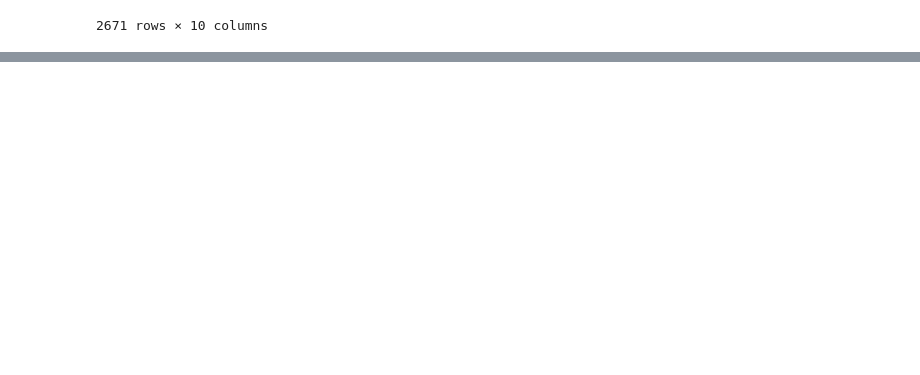
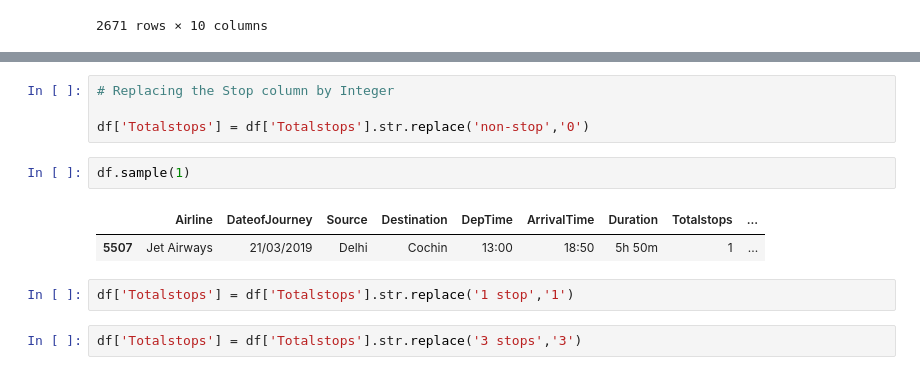
Before and after one commit to Rajasekar-N-stack/Flightprice_Prediction, a Jupyter notebook: flightpredict.ipynb, the cells around one changed output, grey strips where cells are left out. Cells and saved outputs as stored; diff of their text form; blank space fills up the shorter version.

```diff
--- a/flightpredict.ipynb
+++ b/flightpredict.ipynb
@@ -392,0 +430,13 @@ df1
+# %%
+# Replacing the Stop column by Integer
+
+df['Totalstops'] = df['Totalstops'].str.replace('non-stop','0')
+# %%
+df.sample(1)
+# %% [output]
+|  | Airline | DateofJourney | Source | Destination | DepTime | ArrivalTime | Duration | Totalstops | ... |
+| 5507 | Jet Airways | 21/03/2019 | Delhi | Cochin | 13:00 | 18:50 | 5h 50m | 1 | ... |
+# %%
+df['Totalstops'] = df['Totalstops'].str.replace('1 stop','1')
+# %%
+df['Totalstops'] = df['Totalstops'].str.replace('3 stops','3')
```
Also changed, not shown: parts of 11 cells of this notebook.
